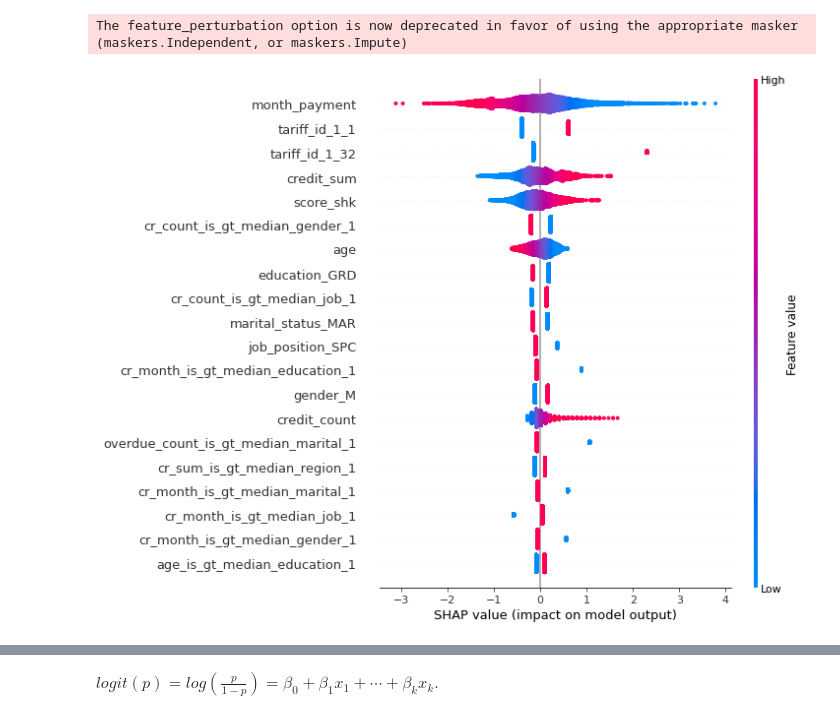
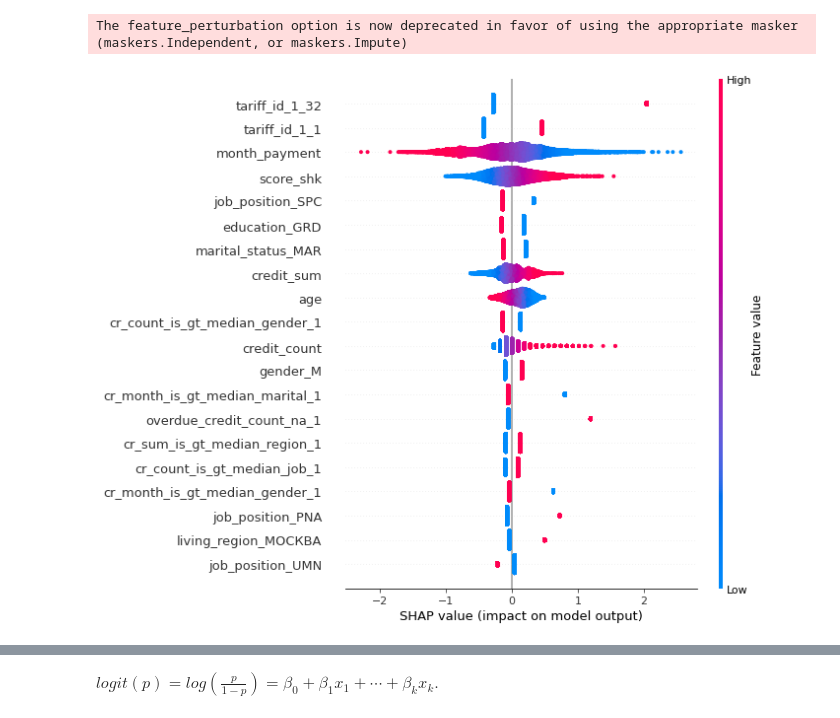
Before and after one commit to GlebsterHD/Tinkoff_DS_challenge, a Jupyter notebook: logistic_regression_research.ipynb, the cells around one changed output, grey strips where cells are left out. Drawn from its saved outputs; the diff is of its cells as text; code cells hidden in the pictures.

Commit message:
Update logistic_regression_research.ipynb
refactoring done

```diff
--- a/logistic_regression_research.ipynb
+++ b/logistic_regression_research.ipynb
@@ -1565,14 +1322,9 @@ X_test_scaled_wcols_drop_4 = X_test_scaled_wcols_drop_3.drop('score_shk_sq', axi
-# %%
-tuned_lr_gr_wcols_drop_4 = LogisticRegression(class_weight='balanced',
-                                             random_state=RND_STATE, max_iter=700,
-                                             penalty='l1', solver='liblinear')
-tuned_lr_gr_wcols_drop_4.fit(X_tr_scaled_wcols_drop_4, y_train)
-
-y_pred_wcols_drop_4 = tuned_lr_gr_wcols_drop_4.predict(X_val_scaled_wcols_drop_4)
-y_score_wcols_drop_4 = tuned_lr_gr_wcols_drop_4.predict_proba(X_val_scaled_wcols_drop_4)[:,1]
-# %%
-lr_metrics['lr_drop_shk_sq'] = [roc_auc_score(y_valid, y_score_wcols_drop_4),
-                      precision_score(y_valid, y_pred_wcols_drop_4),
-                      recall_score(y_valid, y_pred_wcols_drop_4),
-                      f1_score(y_valid, y_pred_wcols_drop_4),
-                      log_loss(y_valid, y_pred_wcols_drop_4)]
+# %%
+cols_to_drop_1 = cols_to_drop.append(pd.Index(['score_shk_sq']))
+lr_drop_shk_sq = make_log_reg(x_train=X_tr_scaled_wcols_denddrop.drop(cols_to_drop_1, axis=1),
+                              y_train=y_train,
+                              x_valid=X_val_scaled_wcols_denddrop.drop(cols_to_drop_1, axis=1),
+                              y_valid=y_valid,
+                              results_df=lr_metrics,
+                              parameters=params,
+                              model_name='lr_drop_shk_sq')
@@ -1588,11 +1342,11 @@ lr_metrics.style.highlight_max(axis=1, color='lightblue')
 # %%
-explainer = shap.LinearExplainer(tuned_lr_gr_wcols_drop_4,
-                                 X_tr_scaled_wcols_drop_4,
+explainer = shap.LinearExplainer(lr_drop_shk_sq,
+                                 X_tr_scaled_wcols_denddrop.drop(cols_to_drop_1, axis=1),
                                  feature_perturbation="interventional")
-shap_values = explainer(X_val_scaled_wcols_drop_4)
+shap_values = explainer(X_val_scaled_wcols_denddrop.drop(cols_to_drop_1, axis=1))
 # %% [output]
 The feature_perturbation option is now deprecated in favor of using the appropriate masker (maskers.Independent, or maskers.Impute)
 # %%
-shap.summary_plot(shap_values, X_val_scaled_wcols_drop_4)
+shap.summary_plot(shap_values, X_val_scaled_wcols_denddrop.drop(cols_to_drop_1, axis=1))
 # %% [output]
-[figure, old version]
+[figure, new version]
```
Also changed, not shown: parts of 146 cells of this notebook.
